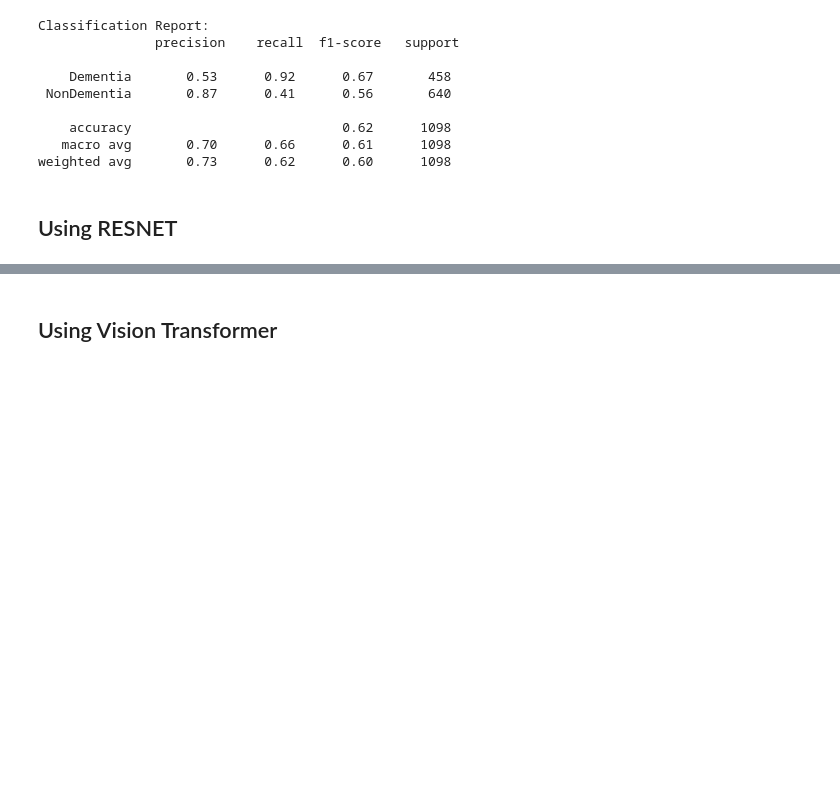
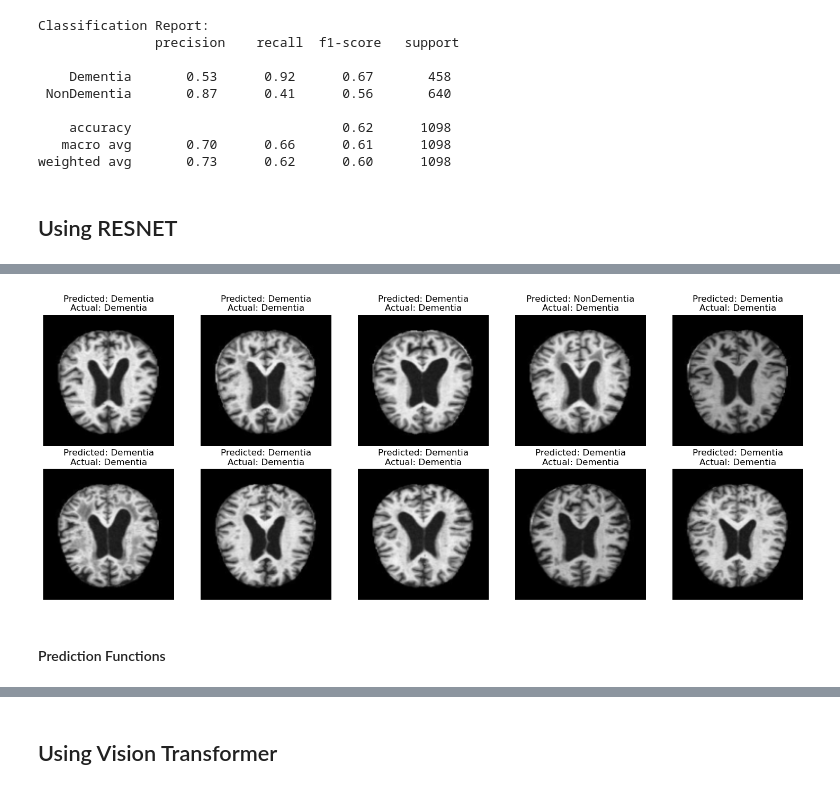
Before and after one commit to Odelolasolomon/Deep-Learning-and-Classical-ML-models-for-Dementia-Prediction, a Jupyter notebook: Predicting Dementia/Image.ipynb, the cells around one changed output, grey strips where cells are left out. Cells and saved outputs as stored; diff of their text form; code cells hidden in the pictures; blank space fills up the shorter version.

Commit message:
developed the resnet model, evaluated it, plotted necessary charts and re updated

```diff
--- a/Predicting Dementia/Image.ipynb
+++ b/Predicting Dementia/Image.ipynb
@@ -439,0 +457,11 @@ weighted avg       0.73      0.62      0.60      1098
+# %%
+# Load pre-trained ResNet18 model
+pretrained_model = models.resnet18(pretrained=True)
+
+# Freeze all layers except the final fully connected layer
+for param in pretrained_model.parameters():
+    param.requires_grad = False
+
+# Modify the last fully connected layer to match our number of classes
+num_features = pretrained_model.fc.in_features
+pretrained_model.fc = nn.Linear(num_features, 2)
@@ -439,0 +562,41 @@ weighted avg       0.73      0.62      0.60      1098
+# %%
+
+
+def imshow(image, ax=None, title=None):
+    """Helper function to display an image with title on the specified axis."""
+    if ax is None:
+        ax = plt.gca()
+    image = image.numpy().transpose((1, 2, 0))
+    mean = np.array([0.485, 0.456, 0.406])
+    std = np.array([0.229, 0.224, 0.225])
+    image = std * image + mean
+    image = np.clip(image, 0, 1)
+    ax.imshow(image)
+    if title is not None:
+        ax.set_title(title)
+    ax.axis('off')  # Hide axes
+
+# Get a batch of test data
+dataiter = iter(dataloader_test)
+images, labels = next(dataiter)
+images, labels = images.to(device), labels.to(device)
+
+
+pretrained_model.eval()
+outputs = pretrained_model(images)
+_, preds = torch.max(outputs, 1)
+
+
+class_names = test.classes
+fig, axes = plt.subplots(2, 5, figsize=(15, 6))
+for i in range(10):
+    ax = axes[i // 5, i % 5]  # Select the correct subplot
+    imshow(images.cpu().data[i], ax=ax,
+           title=f"Predicted: {class_names[preds[i]]}\nActual: {class_names[labels[i]]}")
+
+plt.tight_layout()
+plt.show()
+# %% [output]
+[figure, added]
+# %% [markdown]
+#### Prediction Functions
```
Also changed, not shown: parts of 13 cells of this notebook, 1 other file.
